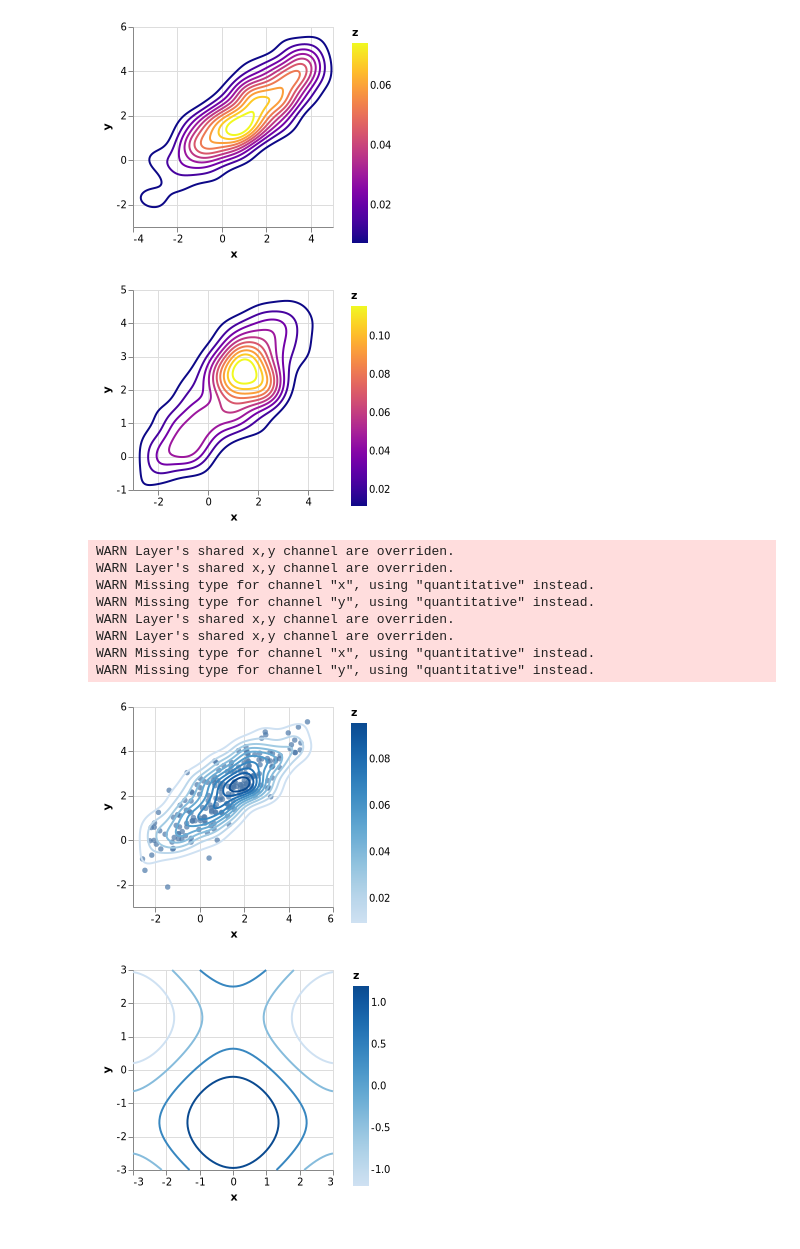
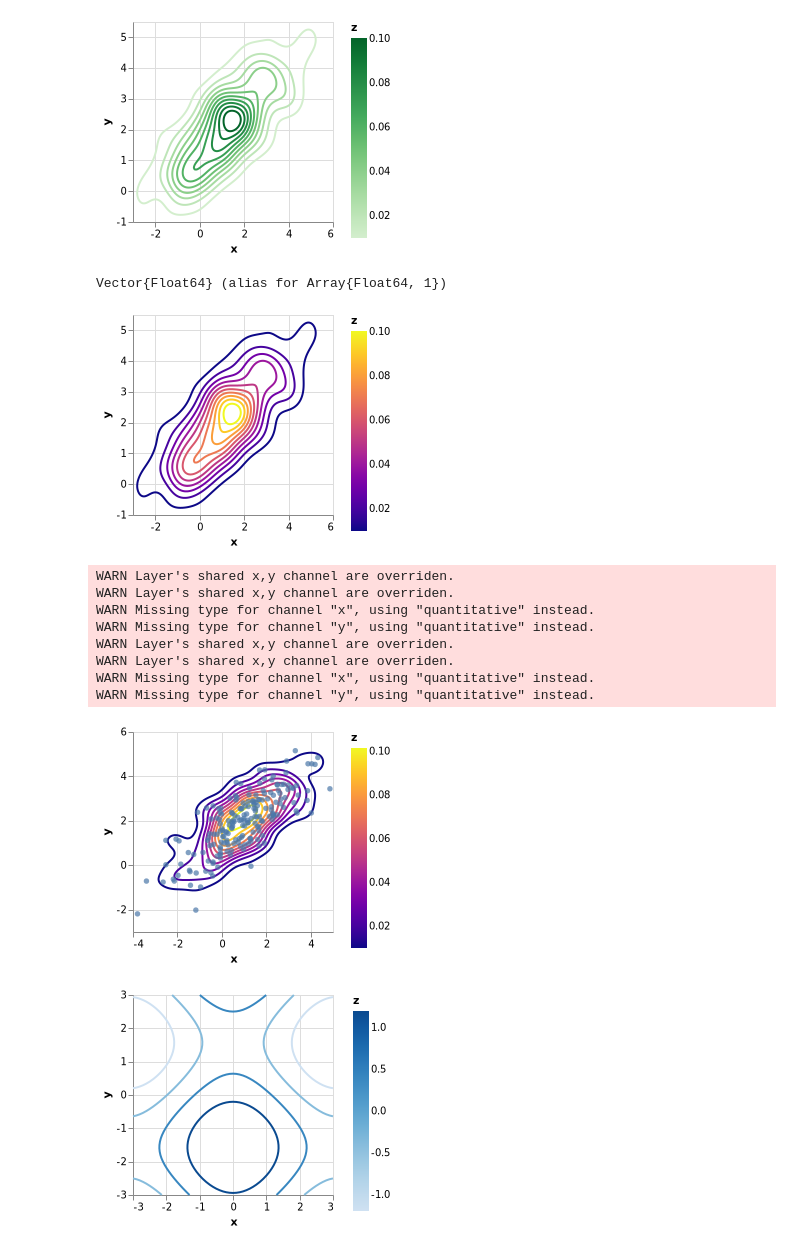
Before and after one commit to queryverse/QuickVega.jl, a Jupyter notebook: sandbox/Contour_Plot.ipynb, the cells around one changed output. Cells and saved outputs as stored; diff of their text form; code cells hidden in the pictures.

```diff
--- a/sandbox/Contour_Plot.ipynb
+++ b/sandbox/Contour_Plot.ipynb
@@ -17,15 +22,20 @@ QuickVega.scatterplot(samples)
 # %%
-p = contourplot(samples[:,1],samples[:,2],color_scheme="plasma")
+p = contourplot(samples[:,1],samples[:,2],color_scheme="greens")
 # %% [output]
-[figure, old version]
+[figure, new version]
+# %%
+typeof(samples[:,1])
+# %% [output]
+Vector{Float64} (alias for Array{Float64, 1})
 # %%
 updatePlot!(p,color_scheme="plasma")
 # %%
 p
 # %% [output]
-[figure, old version]
+[figure, new version]
 # %%
-@vlplot(x={type="quantitative"},y={type="quantitative"}) + scatterplot(samples) + contourplot(samples)
+@vlplot(x={type="quantitative"},y={type="quantitative"}) + p + s
+# @vlplot(x={type="quantitative"},y={type="quantitative"}) + scatterplot(samples) + contourplot(samples)
 # %% [output]
 WARN Layer's shared x,y channel are overriden.
 WARN Layer's shared x,y channel are overriden.
@@ -35,7 +45,7 @@ WARN Layer's shared x,y channel are overriden.
 WARN Layer's shared x,y channel are overriden.
 WARN Missing type for channel "x", using "quantitative" instead.
 WARN Missing type for channel "y", using "quantitative" instead.
-[figure, old version]
+[figure, new version]
 # %%
 f(x,y) = cos(x) - sin(y)
 lim = 3
```
Also changed, not shown: parts of 4 cells of this notebook, 9 other files.
